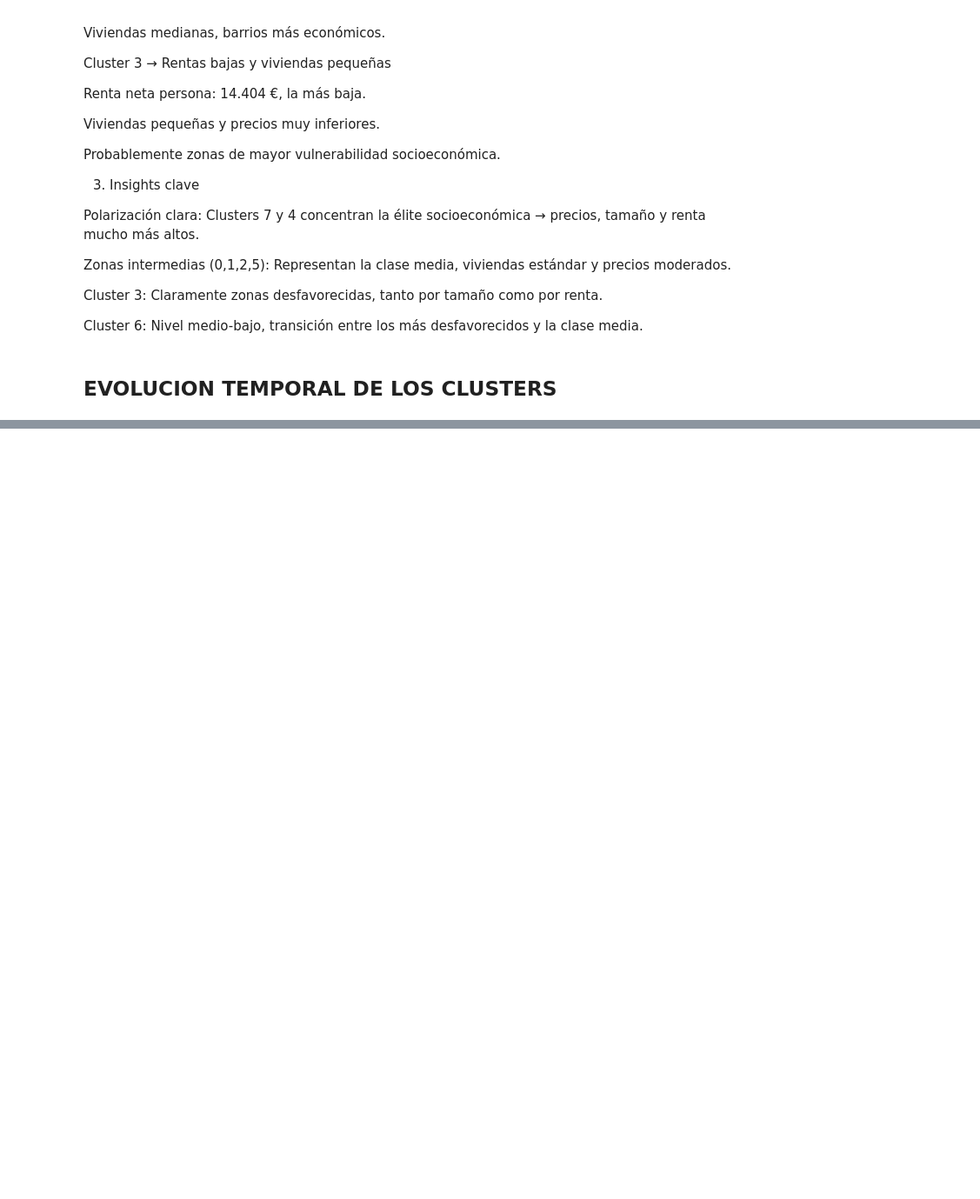
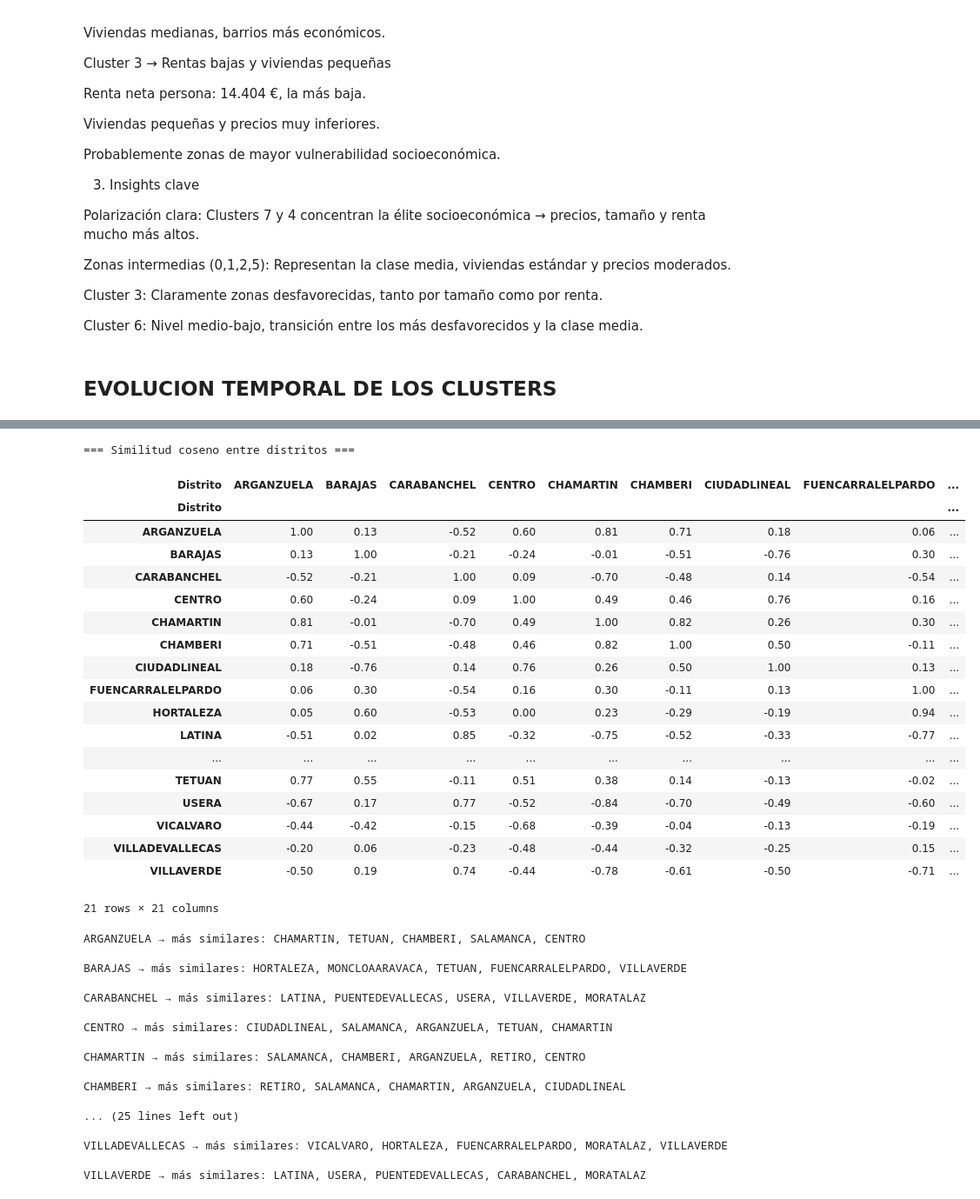
Before and after one commit to JorgeGM8/TFM_Data_Science, a Jupyter notebook: notebooks/CLUSTERING_EMBEDDING_FINAL.ipynb, the cells around one changed output, grey strips where cells are left out. Shown at 87% size. Drawn from its saved outputs; the diff is of its cells as text; code cells hidden in the pictures; blank space fills up the shorter version.

```diff
--- a/notebooks/CLUSTERING_EMBEDDING_FINAL.ipynb
+++ b/notebooks/CLUSTERING_EMBEDDING_FINAL.ipynb
@@ -1510,3 +1523,12 @@ plt.legend(title="Cluster", bbox_to_anchor=(1.02, 1), loc="upper left")
 plt.grid(True)
 plt.tight_layout()
 plt.show()
+# %%
+dist_clusters = (
+    df.groupby(["Distrito", "Cluster_KMeans"])
+      .size()
+      .groupby(level=0)
+      .apply(lambda x: 100 * x / x.sum())
+      .reset_index(level=0, drop=True)  # elimina duplicación del índice
+      .unstack(fill_value=0)
+)
@@ -1512,0 +1567,58 @@ plt.show()
+# %%
+# ============================================
+# 2️⃣ Similitud entre distritos (cuáles se parecen más)
+# ============================================
+scaler = StandardScaler()
+dist_scaled = scaler.fit_transform(dist_clusters)
+
+sim_matrix = pd.DataFrame(
+    cosine_similarity(dist_scaled),
+    index=dist_clusters.index,
+    columns=dist_clusters.index
+)
+
+print("=== Similitud coseno entre distritos ===")
+display(sim_matrix.round(2))
+
+# Opcional: mostrar los 5 distritos más parecidos a cada uno
+for d in dist_clusters.index:  # muestra algunos
+    similares = sim_matrix.loc[d].sort_values(ascending=False)[1:6]
+    print(f"\n{d} → más similares: {', '.join(similares.index)}")
+# %% [output]
+=== Similitud coseno entre distritos ===
+| Distrito | ARGANZUELA | BARAJAS | CARABANCHEL | CENTRO | CHAMARTIN | CHAMBERI | CIUDADLINEAL | FUENCARRALELPARDO | ... |
+| Distrito |  |  |  |  |  |  |  |  | ... |
+| ARGANZUELA | 1.00 | 0.13 | -0.52 | 0.60 | 0.81 | 0.71 | 0.18 | 0.06 | ... |
+| BARAJAS | 0.13 | 1.00 | -0.21 | -0.24 | -0.01 | -0.51 | -0.76 | 0.30 | ... |
+| CARABANCHEL | -0.52 | -0.21 | 1.00 | 0.09 | -0.70 | -0.48 | 0.14 | -0.54 | ... |
+| CENTRO | 0.60 | -0.24 | 0.09 | 1.00 | 0.49 | 0.46 | 0.76 | 0.16 | ... |
+| CHAMARTIN | 0.81 | -0.01 | -0.70 | 0.49 | 1.00 | 0.82 | 0.26 | 0.30 | ... |
+| CHAMBERI | 0.71 | -0.51 | -0.48 | 0.46 | 0.82 | 1.00 | 0.50 | -0.11 | ... |
+| CIUDADLINEAL | 0.18 | -0.76 | 0.14 | 0.76 | 0.26 | 0.50 | 1.00 | 0.13 | ... |
+| FUENCARRALELPARDO | 0.06 | 0.30 | -0.54 | 0.16 | 0.30 | -0.11 | 0.13 | 1.00 | ... |
+| HORTALEZA | 0.05 | 0.60 | -0.53 | 0.00 | 0.23 | -0.29 | -0.19 | 0.94 | ... |
+| LATINA | -0.51 | 0.02 | 0.85 | -0.32 | -0.75 | -0.52 | -0.33 | -0.77 | ... |
+| ... | ... | ... | ... | ... | ... | ... | ... | ... | ... |
+| TETUAN | 0.77 | 0.55 | -0.11 | 0.51 | 0.38 | 0.14 | -0.13 | -0.02 | ... |
+| USERA | -0.67 | 0.17 | 0.77 | -0.52 | -0.84 | -0.70 | -0.49 | -0.60 | ... |
+| VICALVARO | -0.44 | -0.42 | -0.15 | -0.68 | -0.39 | -0.04 | -0.13 | -0.19 | ... |
+| VILLADEVALLECAS | -0.20 | 0.06 | -0.23 | -0.48 | -0.44 | -0.32 | -0.25 | 0.15 | ... |
+| VILLAVERDE | -0.50 | 0.19 | 0.74 | -0.44 | -0.78 | -0.61 | -0.50 | -0.71 | ... |
+21 rows × 21 columns
+ARGANZUELA → más similares: CHAMARTIN, TETUAN, CHAMBERI, SALAMANCA, CENTRO
+
+BARAJAS → más similares: HORTALEZA, MONCLOAARAVACA, TETUAN, FUENCARRALELPARDO, VILLAVERDE
+
+CARABANCHEL → más similares: LATINA, PUENTEDEVALLECAS, USERA, VILLAVERDE, MORATALAZ
+
+CENTRO → más similares: CIUDADLINEAL, SALAMANCA, ARGANZUELA, TETUAN, CHAMARTIN
+
+CHAMARTIN → más similares: SALAMANCA, CHAMBERI, ARGANZUELA, RETIRO, CENTRO
+
+CHAMBERI → más similares: RETIRO, SALAMANCA, CHAMARTIN, ARGANZUELA, CIUDADLINEAL
+
+... (25 lines left out)
+
+VILLADEVALLECAS → más similares: VICALVARO, HORTALEZA, FUENCARRALELPARDO, MORATALAZ, VILLAVERDE
+
+VILLAVERDE → más similares: LATINA, USERA, PUENTEDEVALLECAS, CARABANCHEL, MORATALAZ
```
Also changed, not shown: parts of 13 cells of this notebook.
